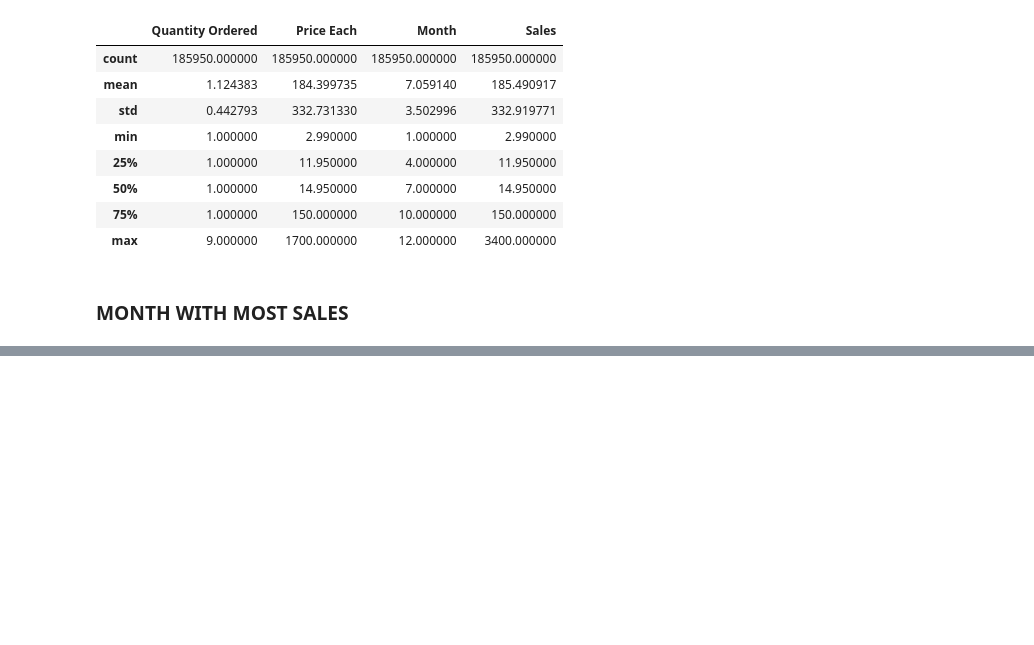
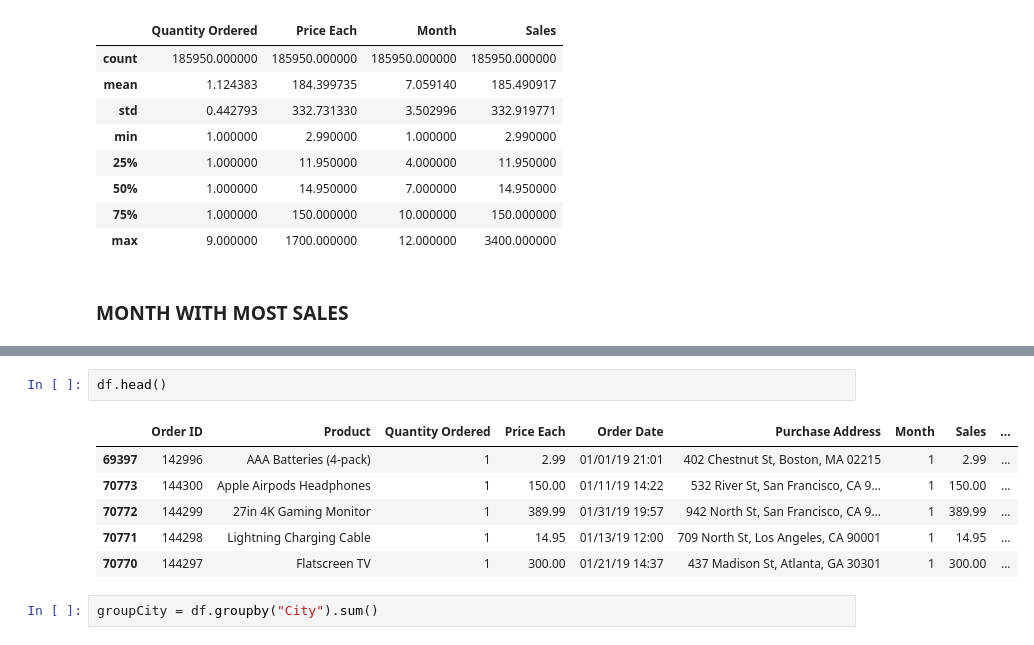
Before and after one commit to thaivu93/DataScience, a Jupyter notebook: analysis.ipynb, the cells around one changed output, grey strips where cells are left out. Cells and saved outputs as stored; diff of their text form; blank space fills up the shorter version.

```diff
--- a/analysis.ipynb
+++ b/analysis.ipynb
@@ -80,0 +104,11 @@ KeyError: 1
+# %%
+df.head()
+# %% [output]
+|  | Order ID | Product | Quantity Ordered | Price Each | Order Date | Purchase Address | Month | Sales | ... |
+| 69397 | 142996 | AAA Batteries (4-pack) | 1 | 2.99 | 01/01/19 21:01 | 402 Chestnut St, Boston, MA 02215 | 1 | 2.99 | ... |
+| 70773 | 144300 | Apple Airpods Headphones | 1 | 150.00 | 01/11/19 14:22 | 532 River St, San Francisco, CA 9... | 1 | 150.00 | ... |
+| 70772 | 144299 | 27in 4K Gaming Monitor | 1 | 389.99 | 01/31/19 19:57 | 942 North St, San Francisco, CA 9... | 1 | 389.99 | ... |
+| 70771 | 144298 | Lightning Charging Cable | 1 | 14.95 | 01/13/19 12:00 | 709 North St, Los Angeles, CA 90001 | 1 | 14.95 | ... |
+| 70770 | 144297 | Flatscreen TV | 1 | 300.00 | 01/21/19 14:37 | 437 Madison St, Atlanta, GA 30301 | 1 | 300.00 | ... |
+# %%
+groupCity = df.groupby("City").sum()
```
Also changed, not shown: parts of 10 cells of this notebook.
